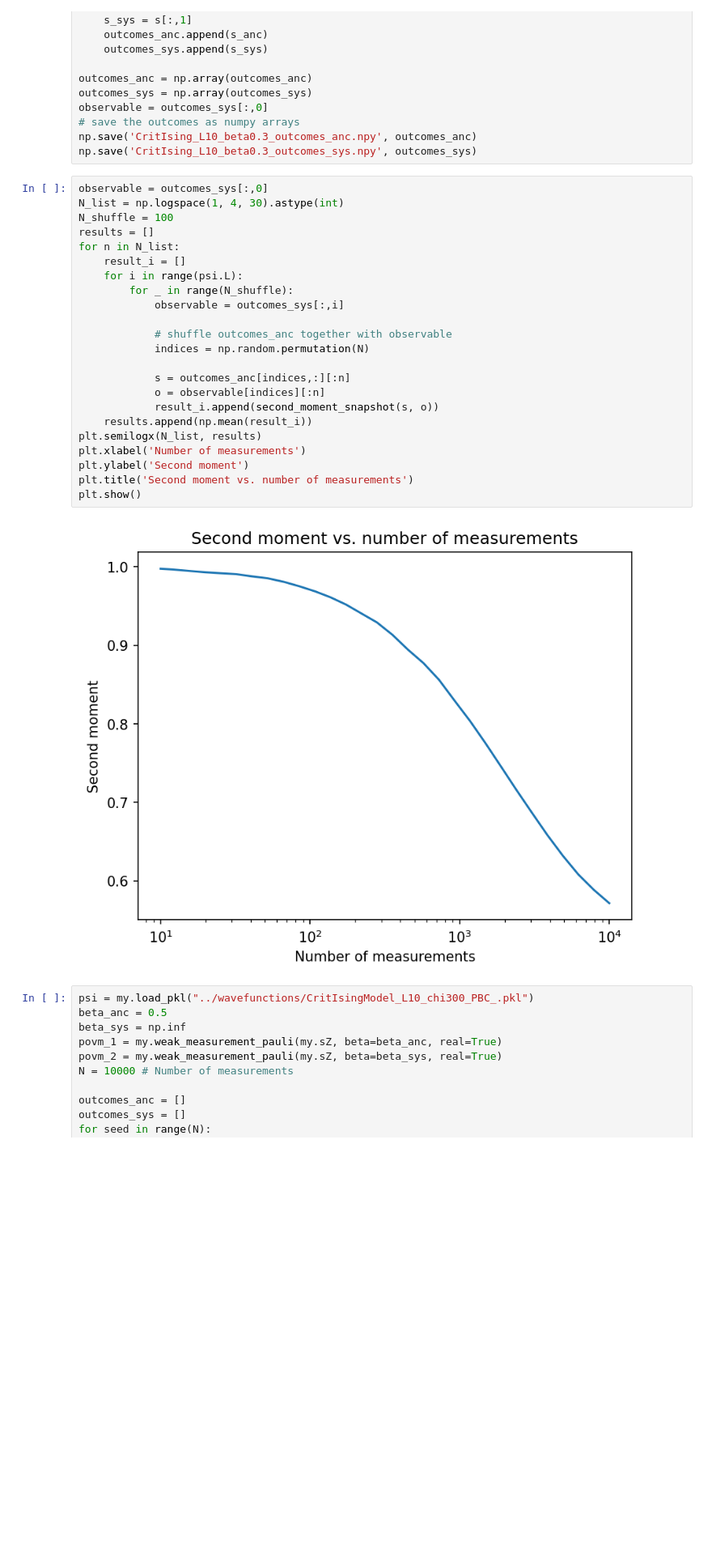
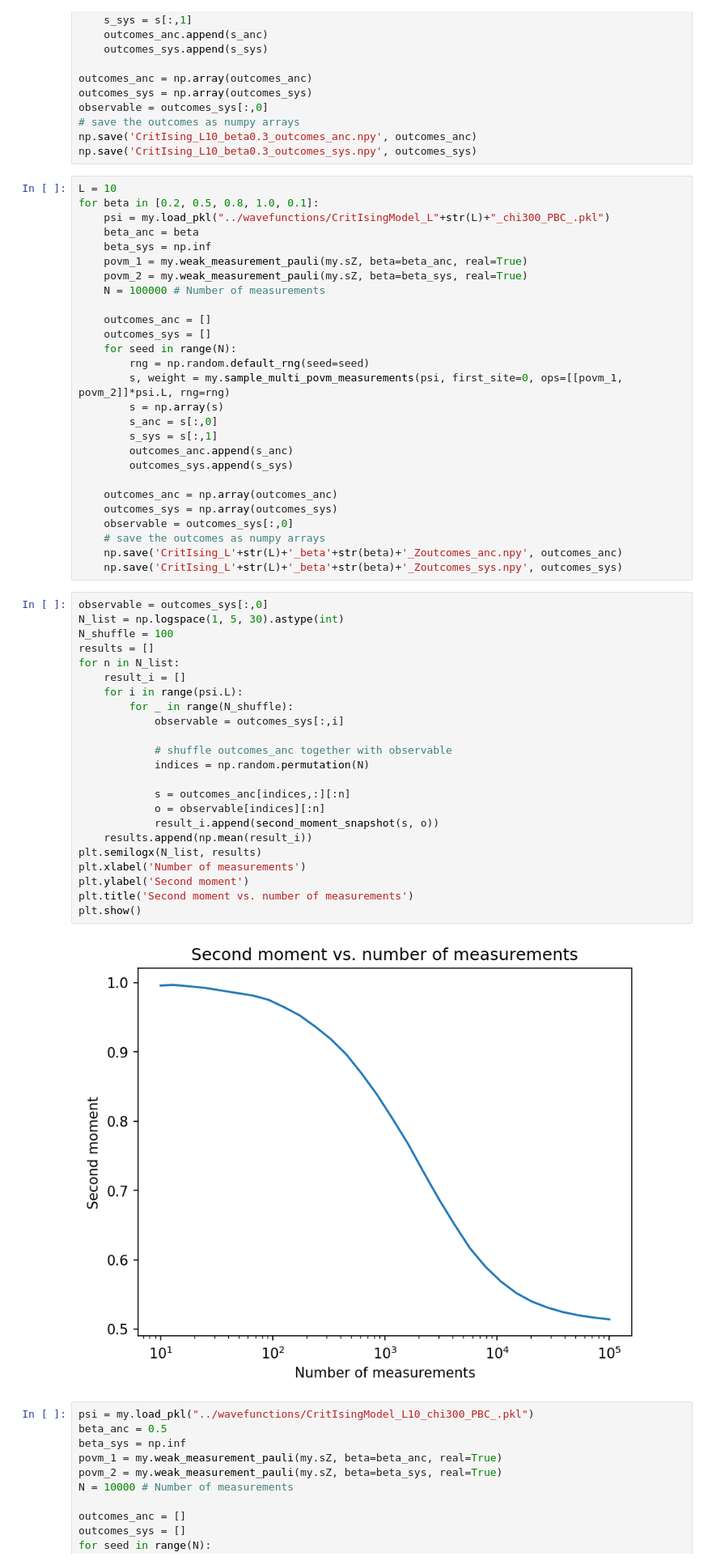
Before and after one commit to YueLiu01/MPSToolBox, a Jupyter notebook: snapshot_measurements.ipynb, the cells around one changed output. Shown at 81% size. Saved outputs shown, nothing was run; the diff lists cells and outputs as text; blank space fills up the shorter version.

Commit message:
snapshot measurement

```diff
--- a/snapshot_measurements.ipynb
+++ b/snapshot_measurements.ipynb
@@ -152,31 +152,58 @@ observable = outcomes_sys[:,0]
 # save the outcomes as numpy arrays
 np.save('CritIsing_L10_beta0.3_outcomes_anc.npy', outcomes_anc)
 np.save('CritIsing_L10_beta0.3_outcomes_sys.npy', outcomes_sys)
+# %%
+L = 10
+for beta in [0.2, 0.5, 0.8, 1.0, 0.1]:
+    psi = my.load_pkl("../wavefunctions/CritIsingModel_L"+str(L)+"_chi300_PBC_.pkl")
+    beta_anc = beta
+    beta_sys = np.inf
+    povm_1 = my.weak_measurement_pauli(my.sZ, beta=beta_anc, real=True)
+    povm_2 = my.weak_measurement_pauli(my.sZ, beta=beta_sys, real=True)
+    N = 100000 # Number of measurements
+
+    outcomes_anc = []
+    outcomes_sys = []
+    for seed in range(N):
+        rng = np.random.default_rng(seed=seed)
+        s, weight = my.sample_multi_povm_measurements(psi, first_site=0, ops=[[povm_1, povm_2]]*psi.L, rng=rng)
+        s = np.array(s)
+        s_anc = s[:,0]
+        s_sys = s[:,1]
+        outcomes_anc.append(s_anc)
+        outcomes_sys.append(s_sys)
+
+    outcomes_anc = np.array(outcomes_anc)
+    outcomes_sys = np.array(outcomes_sys)
+    observable = outcomes_sys[:,0]
+    # save the outcomes as numpy arrays
+    np.save('CritIsing_L'+str(L)+'_beta'+str(beta)+'_Zoutcomes_anc.npy', outcomes_anc)
+    np.save('CritIsing_L'+str(L)+'_beta'+str(beta)+'_Zoutcomes_sys.npy', outcomes_sys)
 # %%
 observable = outcomes_sys[:,0]
-N_list = np.logspace(1, 4, 30).astype(int)
+N_list = np.logspace(1, 5, 30).astype(int)
 N_shuffle = 100
 results = []
 for n in N_list:
     result_i = []
     for i in range(psi.L):
         for _ in range(N_shuffle):
             observable = outcomes_sys[:,i]
 
             # shuffle outcomes_anc together with observable
             indices = np.random.permutation(N)
 
             s = outcomes_anc[indices,:][:n]
             o = observable[indices][:n]
             result_i.append(second_moment_snapshot(s, o))
     results.append(np.mean(result_i))
 plt.semilogx(N_list, results)
 plt.xlabel('Number of measurements')
 plt.ylabel('Second moment')
 plt.title('Second moment vs. number of measurements')
 plt.show()
 # %% [output]
-[figure, old version]
+[figure, new version]
 # %%
 psi = my.load_pkl("../wavefunctions/CritIsingModel_L10_chi300_PBC_.pkl")
 beta_anc = 0.5
```
Also changed, not shown: 2 other files.
